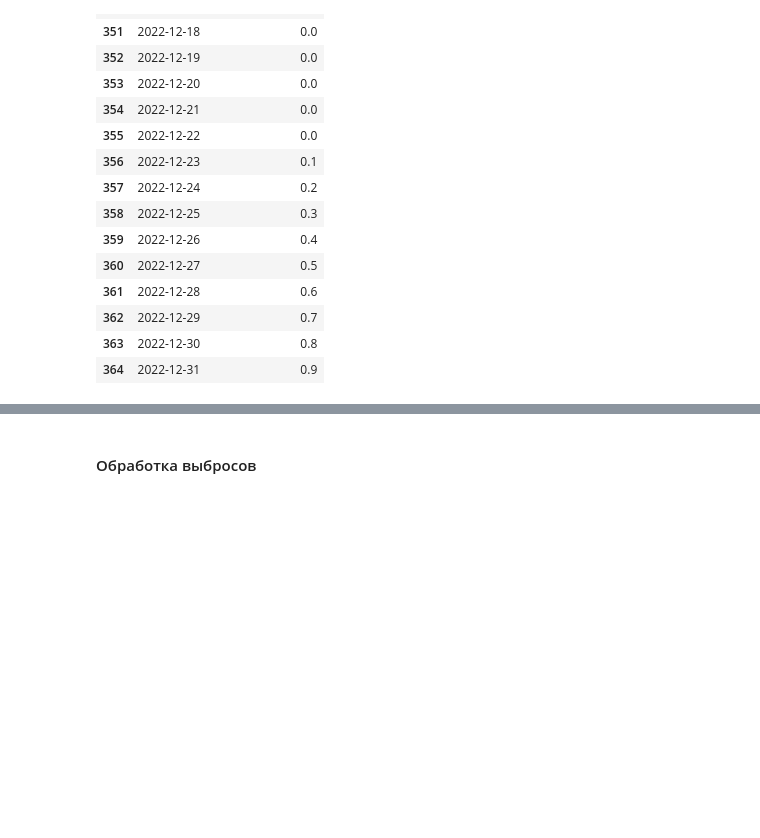
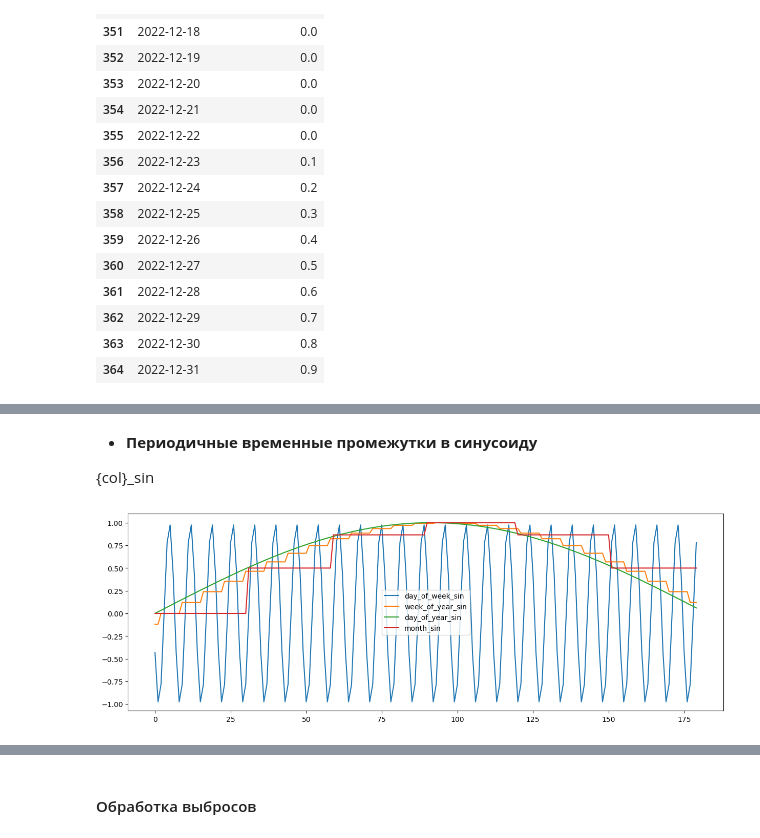
Before and after one commit to RabochiyYan/Ozon_test, a Jupyter notebook: Task_1.1.ipynb, the cells around one changed output, grey strips where cells are left out. Drawn from its saved outputs; the diff is of its cells as text; code cells hidden in the pictures; blank space fills up the shorter version.

Commit message:
Feature engineering
Добавлены:
- скользящие признаки
- скользящие окна
- близость праздника
- измененные временные признаки
- счетчики

```diff
--- a/Task_1.1.ipynb
+++ b/Task_1.1.ipynb
@@ -429,0 +550,6 @@ Index(['gmv', 'orders', 'sessions', 'marketing_spend'], dtype='object')
+# %%
+for col in numeric_columns[1:]:
+    df3[f'{col}_std7'] = df2[col].rolling(window=7, min_periods=1).std().round(0)
+    df3[f'{col}_std30'] = df2[col].rolling(window=30, min_periods=1).std().round(0)
+
+df3[list(df2.columns[:5])+list(df3.columns[-8:])].head(15)
@@ -429,0 +588,9 @@ Index(['gmv', 'orders', 'sessions', 'marketing_spend'], dtype='object')
+# %%
+# Функция для вычисления среднего по флагу в окне
+def calc_conditional_mean(series, flag_series, flag_value, lag):
+    return series.where(flag_series == flag_value).shift(lag).rolling(window=30, min_periods=1).mean().round(0)
+# %%
+df4 = df3.copy(deep=True)
+df4['gmv_mean30_lag7_with_promo'] = calc_conditional_mean(df4['gmv'], df4['is_promo_active'], 1, 7)
+df4['gmv_mean30_lag7_without_promo'] = calc_conditional_mean(df4['gmv'], df4['is_promo_active'], 0, 7)
+df4[['date', 'gmv', 'is_promo_active', 'gmv_mean30_lag7_with_promo', 'gmv_mean30_lag7_without_promo']].head(30)
@@ -429,0 +615,6 @@ Index(['gmv', 'orders', 'sessions', 'marketing_spend'], dtype='object')
+# %%
+for col in numeric_columns[1:]:
+    df4[f'{col}_mean30_with_promo'] = calc_conditional_mean(df4[col], df4['is_promo_active'], 1, 0)
+    df4[f'{col}_mean30_without_promo'] = calc_conditional_mean(df4[col], df4['is_promo_active'], 0, 0)
+
+df4[list(df4.columns[:6])+list(df4.columns[-8:])].head(30)
@@ -429,0 +659,21 @@ Index(['gmv', 'orders', 'sessions', 'marketing_spend'], dtype='object')
+# %% [markdown]
+- **Периодичные временные промежутки в синусоиду**
+
+{col}\_sin
+# %%
+plt.figure(figsize=(15,5))
+
+df5 = df4.copy(deep=True)
+df5['day_of_week_sin'] = np.sin(2 * np.pi * (df5['day_of_week']-1) / 7)
+df5['week_of_year_sin'] = np.sin(2 * np.pi * (df5['week_of_year']-1) / 52)
+df5['day_of_year_sin'] = np.sin(2 * np.pi * (df5['day_of_year']-1) / 365)
+df5['month_sin'] = np.sin(2 * np.pi * (df5['month']-1) / 12)
+plt.plot(df5['day_of_week_sin'][:180], label = 'day_of_week_sin')
+plt.plot(df5['week_of_year_sin'][:180], label = 'week_of_year_sin')
+plt.plot(df5['day_of_year_sin'][:180], label = 'day_of_year_sin')
+plt.plot(df5['month_sin'][:180], label = 'month_sin')
+
+plt.legend()
+plt.show()
+# %% [output]
+[figure, added]
```
Also changed, not shown: parts of 27 cells of this notebook.
